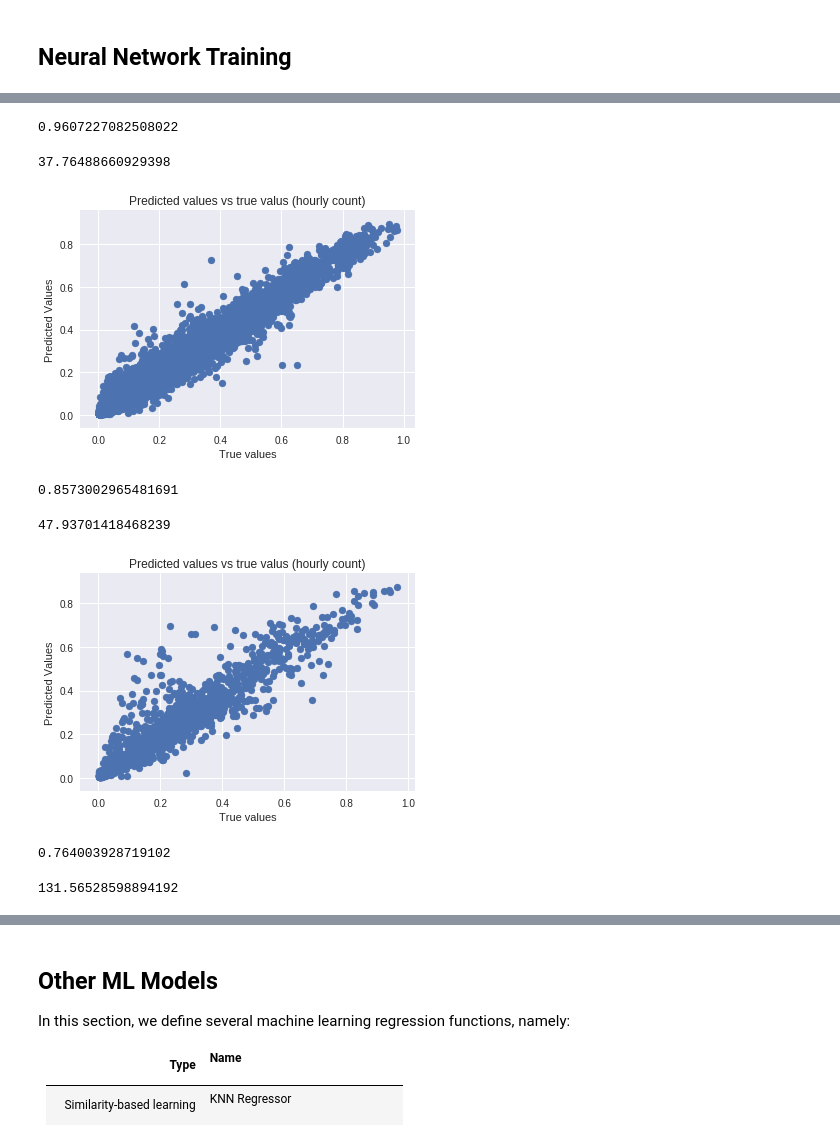
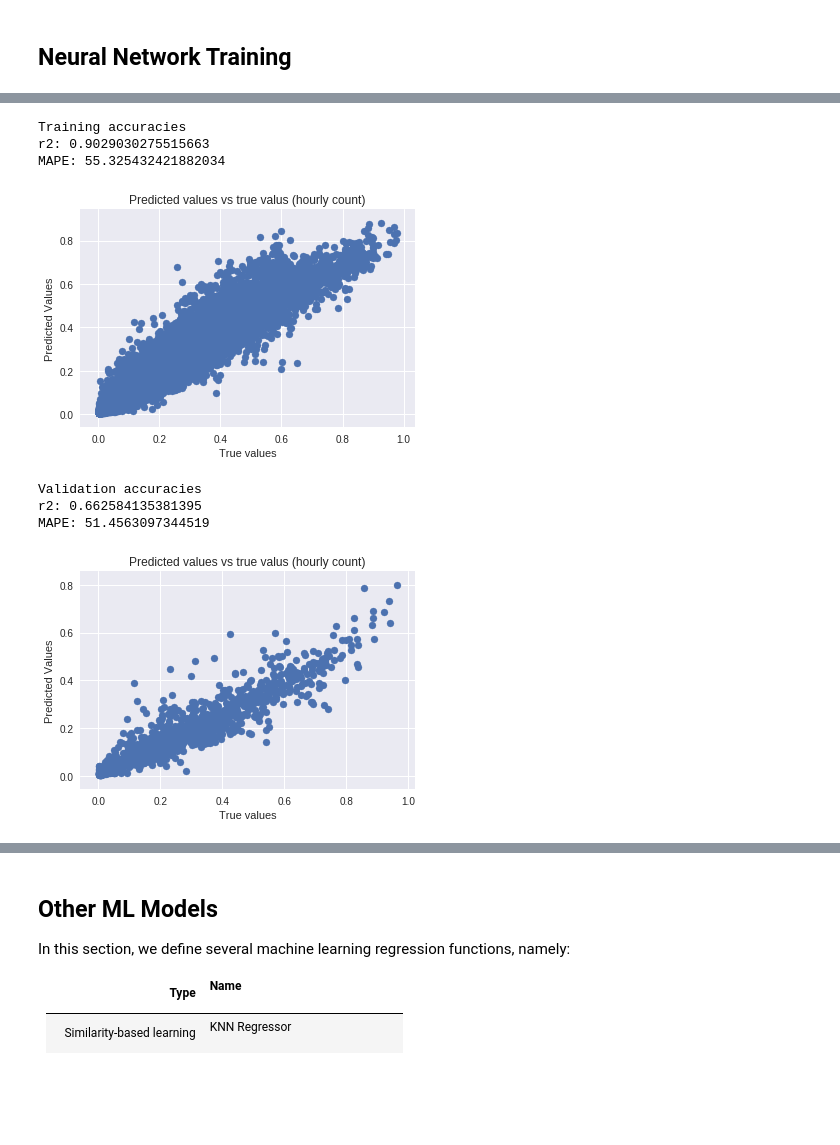
Before and after one commit to PrinceJavier/bikesharing-count-prediction-NN, a Jupyter notebook: SLT4a-DL-Lab-1.ipynb, the cells around one changed output, grey strips where cells are left out. Saved outputs shown, nothing was run; the diff lists cells and outputs as text; code cells hidden in the pictures; blank space fills up the shorter version.

Commit message:
improved models and reporting. included validation and training accuracies.

```diff
--- a/SLT4a-DL-Lab-1.ipynb
+++ b/SLT4a-DL-Lab-1.ipynb
@@ -379,7 +379,7 @@ warnings.filterwarnings("ignore")
 
 # Identify the fields that need to be one-hot encoded, dropped
 dummy_fields = ['season', 'weathersit', 'mnth', 'hr', 'weekday']
-fields_to_drop = ['instant', 'dteday', 'atemp', 'workingday', 'casual', 'registered']
+fields_to_drop = ['instant', 'dteday', 'atemp', 'workingday', 'casual', 'registered', 'yr']
 # quant_features = ['casual', 'registered', 'cnt', 'temp', 'hum', 'windspeed']
 
 # Identify the target fields
@@ -635,7 +635,7 @@ y_valid2 = y_valid[:]
 X_test2 = X_test[:]
 y_test2 = y_test[:]
 
-nodes = [56, 50, 1]
+nodes = [55, 50, 1]
 
 NN_ = NN_reg(X_train2, y_train2,
              X_valid2, y_valid2,
@@ -683,46 +676,39 @@ plt.tight_layout()
-# %%
-# best training accuracies
-y_out_test = NN_.predict(X_train2)
-test_r2 = r2_score(y_out_test, y_train2)
-test_mape = mape(y_out_test, y_train2)
-display(test_r2, test_mape)
-# %% [output]
-0.9607227082508022
-37.76488660929398
 # %%
+# best training accuracies
+print("Training accuracies")
+y_pred = NN_.predict(X_train2).reshape(-1, 1)
+r2_train_nn = r2_score(y_train2, y_pred)
+mape_train_nn = mape(y_pred, y_train2)
+print("r2:",r2_train_nn)
+print("MAPE:", mape_train_nn)
+
 # plot predicted vs actual
-plt.scatter(y_train2, y_out_test)
+plt.scatter(y_train2, y_pred)
 plt.xlabel('True values')
 plt.ylabel('Predicted Values')
 plt.title('Predicted values vs true valus (hourly count)');
 # %% [output]
+Training accuracies
+r2: 0.9029030275515663
+MAPE: 55.325432421882034
-[figure, old version]
+[figure, new version]
-# %%
-# best validation accuracies
-y_out_test = NN_.predict(X_valid2)
-test_r2 = r2_score(y_out_test, y_valid2)
-test_mape = mape(y_out_test, y_valid2)
-display(test_r2, test_mape)
-# %% [output]
-0.8573002965481691
-47.93701418468239
 # %%
+# best validation accuracies
+print("Validation accuracies")
+y_pred = NN_.predict(X_valid2).reshape(-1, 1)
+r2_valid_nn = r2_score(y_valid2, y_pred)
+mape_valid_nn = mape(y_pred, y_valid2)
+print("r2:",r2_valid_nn)
+print("MAPE:", mape_valid_nn)
+
 # plot predicted vs actual
-plt.scatter(y_valid2, y_out_test)
+plt.scatter(y_valid2, y_pred)
 plt.xlabel('True values')
 plt.ylabel('Predicted Values')
 plt.title('Predicted values vs true valus (hourly count)');
 # %% [output]
+Validation accuracies
+r2: 0.662584135381395
+MAPE: 51.4563097344519
-[figure, old version]
+[figure, new version]
-# %%
-# best testing accuracy
-from sklearn.metrics import r2_score
-
-y_out_test = NN_.predict(X_test2)
-test_r2 = r2_score(y_out_test, y_test2)
-test_mape = mape(y_out_test, y_test2)
-display(test_r2, test_mape)
-# %% [output]
-0.764003928719102
-131.56528598894192
 # %%
```
Also changed, not shown: parts of 54 cells of this notebook.
